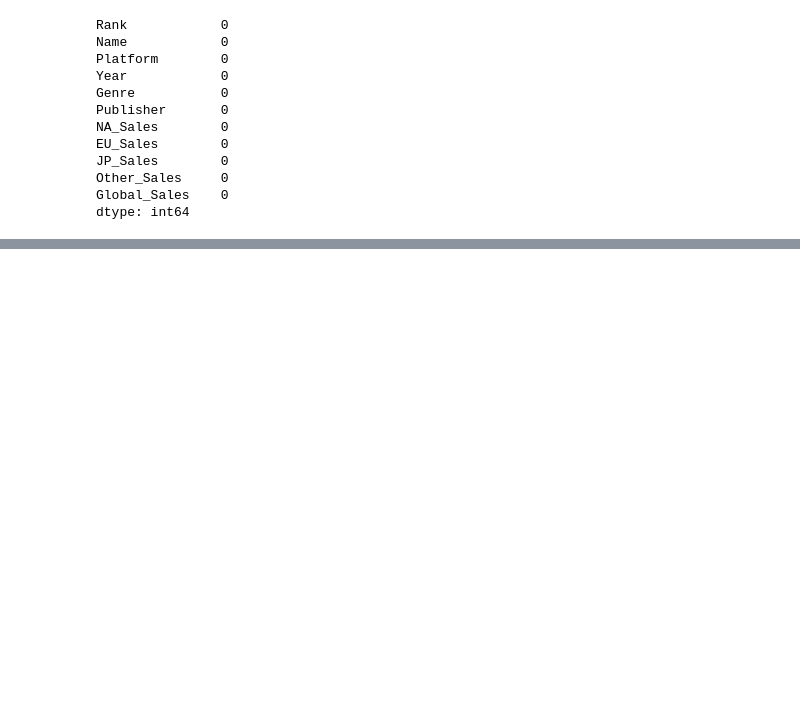
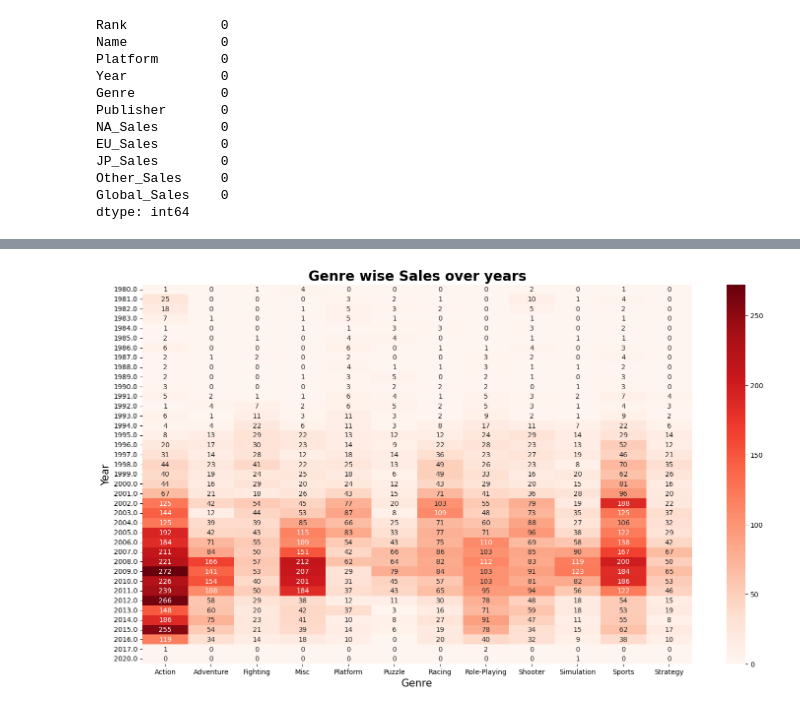
Before and after one commit to PurviSaini/Video-Games-Sales-Analysis, a Jupyter notebook: VideoGamesSales.ipynb, the cells around one changed output, grey strips where cells are left out. Saved outputs shown, nothing was run; the diff lists cells and outputs as text; code cells hidden in the pictures; blank space fills up the shorter version.

Commit message:
Data visualization

```diff
--- a/VideoGamesSales.ipynb
+++ b/VideoGamesSales.ipynb
@@ -130,0 +154,13 @@ games = games.astype({'Genre': 'category'})
+# %%
+grouped = games.groupby('Year')['Genre'].value_counts().unstack()
+grouped.drop(["Not Known"],inplace=True)
+
+#plotting heatmap
+plt.figure(figsize=(18,10))
+ax = sns.heatmap(grouped, annot=True, fmt="d", cmap='Reds')
+plt.ylabel('Year',fontsize = 15)
+plt.xlabel('Genre',fontsize = 15)
+plt.title('Genre wise Sales over years',fontsize = 20, fontweight = 'bold')
+plt.show()
+# %% [output]
+[figure, added]
```
Also changed, not shown: parts of 5 cells of this notebook.
